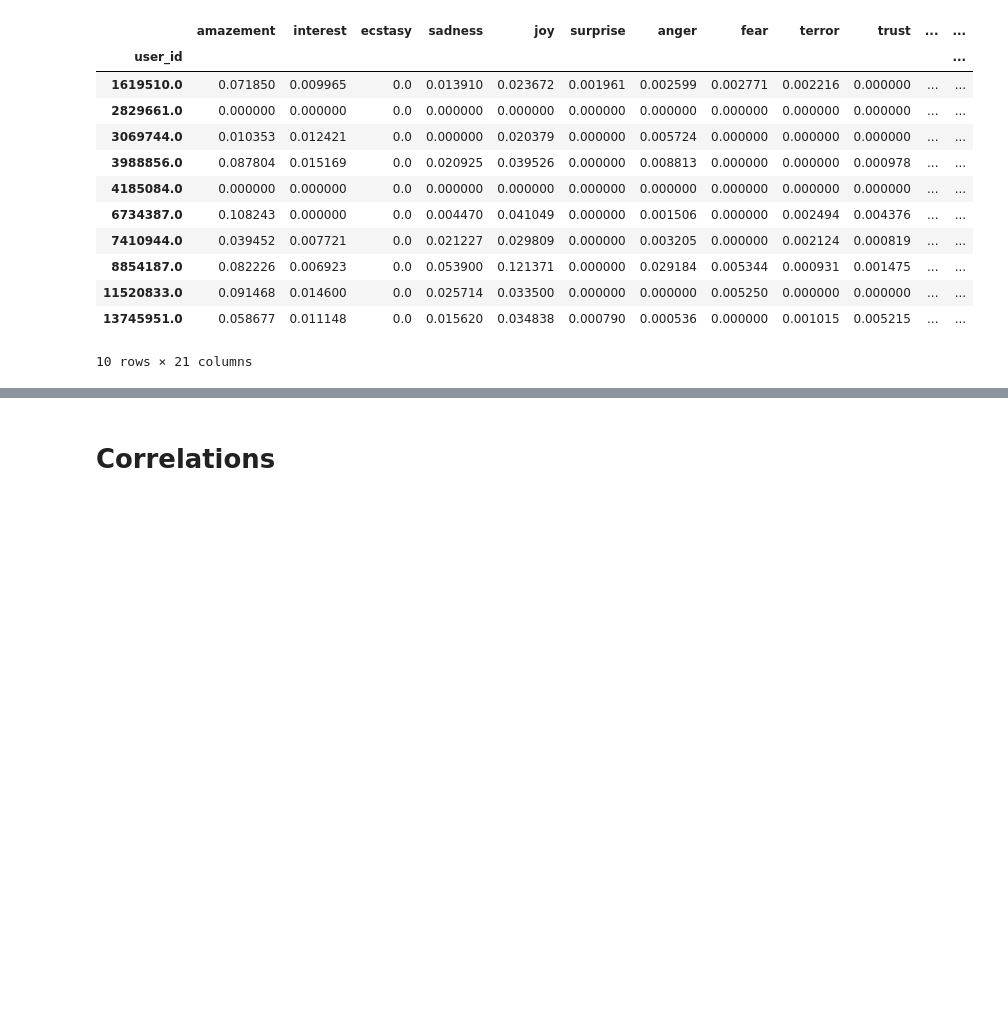
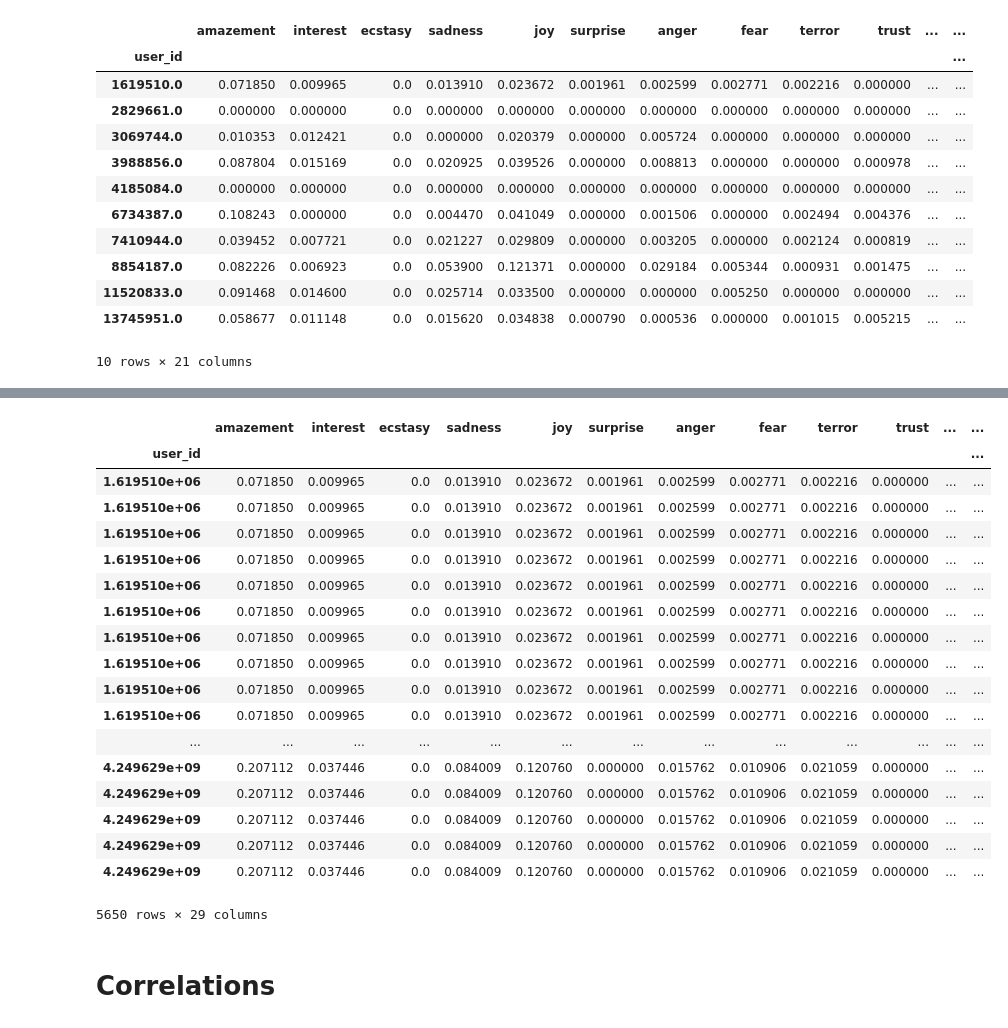
Before and after one commit to taxipapak/Marketing_Case, a Jupyter notebook: ANP feature engineering.ipynb, the cells around one changed output, grey strips where cells are left out. Drawn from its saved outputs; the diff is of its cells as text; code cells hidden in the pictures; blank space fills up the shorter version.

```diff
--- a/ANP feature engineering.ipynb
+++ b/ANP feature engineering.ipynb
@@ -346,0 +365,2 @@ anp_final_weighted_per_user.head(10)
+# %%
+PERMA_df = PERMA_df[['user_id','image_posted_time','image_weight','P','E','R','M','A','PERMA']].set_index('user_id')
@@ -347,2 +398,24 @@ anp_final_weighted_per_user.head(10)
+# %%
+anp_final_weighted_per_user.merge(PERMA_df,right_index=True,left_index=True)
+# %% [output]
+|  | amazement | interest | ecstasy | sadness | joy | surprise | anger | fear | terror | trust | ... | ... |
+| user_id |  |  |  |  |  |  |  |  |  |  |  | ... |
+| 1.619510e+06 | 0.071850 | 0.009965 | 0.0 | 0.013910 | 0.023672 | 0.001961 | 0.002599 | 0.002771 | 0.002216 | 0.000000 | ... | ... |
+| 1.619510e+06 | 0.071850 | 0.009965 | 0.0 | 0.013910 | 0.023672 | 0.001961 | 0.002599 | 0.002771 | 0.002216 | 0.000000 | ... | ... |
+| 1.619510e+06 | 0.071850 | 0.009965 | 0.0 | 0.013910 | 0.023672 | 0.001961 | 0.002599 | 0.002771 | 0.002216 | 0.000000 | ... | ... |
+| 1.619510e+06 | 0.071850 | 0.009965 | 0.0 | 0.013910 | 0.023672 | 0.001961 | 0.002599 | 0.002771 | 0.002216 | 0.000000 | ... | ... |
+| 1.619510e+06 | 0.071850 | 0.009965 | 0.0 | 0.013910 | 0.023672 | 0.001961 | 0.002599 | 0.002771 | 0.002216 | 0.000000 | ... | ... |
+| 1.619510e+06 | 0.071850 | 0.009965 | 0.0 | 0.013910 | 0.023672 | 0.001961 | 0.002599 | 0.002771 | 0.002216 | 0.000000 | ... | ... |
+| 1.619510e+06 | 0.071850 | 0.009965 | 0.0 | 0.013910 | 0.023672 | 0.001961 | 0.002599 | 0.002771 | 0.002216 | 0.000000 | ... | ... |
+| 1.619510e+06 | 0.071850 | 0.009965 | 0.0 | 0.013910 | 0.023672 | 0.001961 | 0.002599 | 0.002771 | 0.002216 | 0.000000 | ... | ... |
+| 1.619510e+06 | 0.071850 | 0.009965 | 0.0 | 0.013910 | 0.023672 | 0.001961 | 0.002599 | 0.002771 | 0.002216 | 0.000000 | ... | ... |
+| 1.619510e+06 | 0.071850 | 0.009965 | 0.0 | 0.013910 | 0.023672 | 0.001961 | 0.002599 | 0.002771 | 0.002216 | 0.000000 | ... | ... |
+| ... | ... | ... | ... | ... | ... | ... | ... | ... | ... | ... | ... | ... |
+| 4.249629e+09 | 0.207112 | 0.037446 | 0.0 | 0.084009 | 0.120760 | 0.000000 | 0.015762 | 0.010906 | 0.021059 | 0.000000 | ... | ... |
+| 4.249629e+09 | 0.207112 | 0.037446 | 0.0 | 0.084009 | 0.120760 | 0.000000 | 0.015762 | 0.010906 | 0.021059 | 0.000000 | ... | ... |
+| 4.249629e+09 | 0.207112 | 0.037446 | 0.0 | 0.084009 | 0.120760 | 0.000000 | 0.015762 | 0.010906 | 0.021059 | 0.000000 | ... | ... |
+| 4.249629e+09 | 0.207112 | 0.037446 | 0.0 | 0.084009 | 0.120760 | 0.000000 | 0.015762 | 0.010906 | 0.021059 | 0.000000 | ... | ... |
+| 4.249629e+09 | 0.207112 | 0.037446 | 0.0 | 0.084009 | 0.120760 | 0.000000 | 0.015762 | 0.010906 | 0.021059 | 0.000000 | ... | ... |
+5650 rows × 29 columns
 # %% [markdown]
 # Correlations
```
Also changed, not shown: parts of 17 cells of this notebook.
